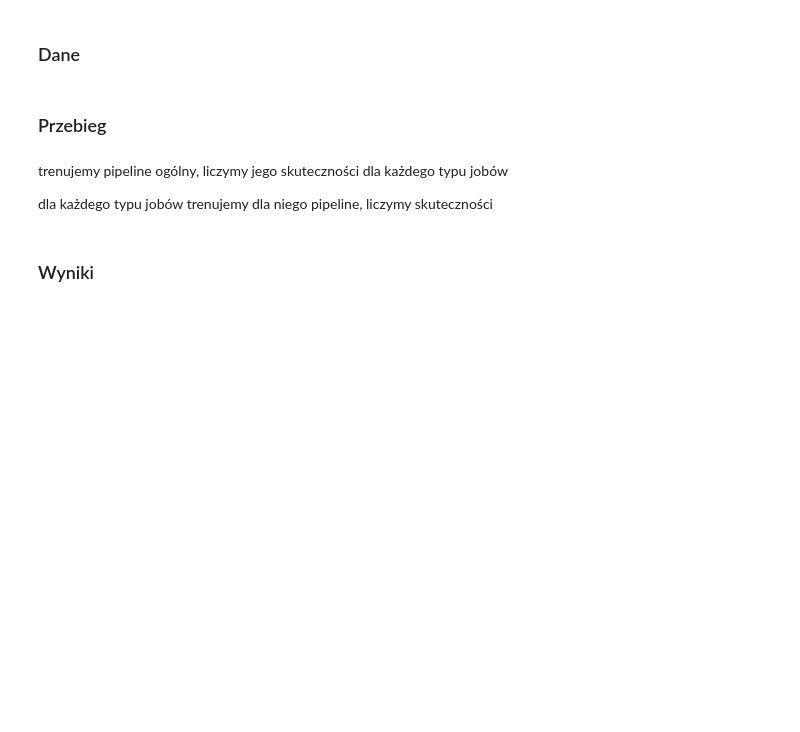
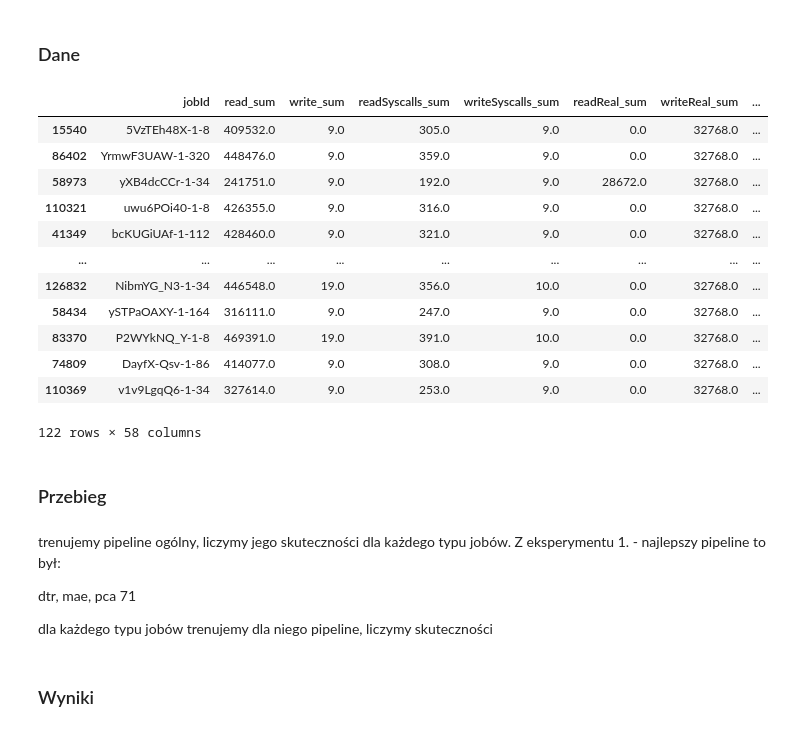
Before and after one commit to mikegpl/job-adiah, a Jupyter notebook: experiments/exp4.ipynb, the cells around one changed output. Cells and saved outputs as stored; diff of their text form; code cells hidden in the pictures; blank space fills up the shorter version.

```diff
--- a/experiments/exp4.ipynb
+++ b/experiments/exp4.ipynb
@@ -8,5 +9,5 @@ N_JOBS = 7
 # %%
-def load_data(path="../data/csv/all.csv"):
+def load_data(path="../../data/csv/all.csv"):
     dataframe = pd.read_csv(path, index_col=0)
     return dataframe.loc[~dataframe["execTimeMs"].isnull()]
 # %%
@@ -311,0 +328,5 @@ raw_datasets = {x:pd.DataFrame(y) for x, y in raw_dataframe.groupby('name', as_i
+# %%
+full_df = load_data().dropna(axis="columns")
+raw_datasets = { x:pd.DataFrame(y) for x, y in full_df.groupby('name', as_index=False)}
+datasets_split = {x:train_test_split(df, random_state=0, train_size=0.75) for x,df in raw_datasets.items()}
+# big_df_train, big_df_test = pd.concat([train for (_, (train, test)) in datasets_split.items()]), pd.concat([test for (_, (train, test)) in datasets_split.items()])
@@ -312,6 +356,24 @@ raw_datasets = {x:pd.DataFrame(y) for x, y in raw_dataframe.groupby('name', as_i
+# %%
+datasets_split['add_replace'][1]
+# %% [output]
+|  | jobId | read_sum | write_sum | readSyscalls_sum | writeSyscalls_sum | readReal_sum | writeReal_sum | ... |
+| 15540 | 5VzTEh48X-1-8 | 409532.0 | 9.0 | 305.0 | 9.0 | 0.0 | 32768.0 | ... |
+| 86402 | YrmwF3UAW-1-320 | 448476.0 | 9.0 | 359.0 | 9.0 | 0.0 | 32768.0 | ... |
+| 58973 | yXB4dcCCr-1-34 | 241751.0 | 9.0 | 192.0 | 9.0 | 28672.0 | 32768.0 | ... |
+| 110321 | uwu6POi40-1-8 | 426355.0 | 9.0 | 316.0 | 9.0 | 0.0 | 32768.0 | ... |
+| 41349 | bcKUGiUAf-1-112 | 428460.0 | 9.0 | 321.0 | 9.0 | 0.0 | 32768.0 | ... |
+| ... | ... | ... | ... | ... | ... | ... | ... | ... |
+| 126832 | NibmYG_N3-1-34 | 446548.0 | 19.0 | 356.0 | 10.0 | 0.0 | 32768.0 | ... |
+| 58434 | ySTPaOAXY-1-164 | 316111.0 | 9.0 | 247.0 | 9.0 | 0.0 | 32768.0 | ... |
+| 83370 | P2WYkNQ_Y-1-8 | 469391.0 | 19.0 | 391.0 | 10.0 | 0.0 | 32768.0 | ... |
+| 74809 | DayfX-Qsv-1-86 | 414077.0 | 9.0 | 308.0 | 9.0 | 0.0 | 32768.0 | ... |
+| 110369 | v1v9LgqQ6-1-34 | 327614.0 | 9.0 | 253.0 | 9.0 | 0.0 | 32768.0 | ... |
+122 rows × 58 columns
 # %% [markdown]
 ### Przebieg
 # %% [markdown]
-trenujemy pipeline ogólny, liczymy jego skuteczności dla każdego typu jobów
+trenujemy pipeline ogólny, liczymy jego skuteczności dla każdego typu jobów. Z eksperymentu 1. - najlepszy pipeline to był:
+
+dtr, mae, pca 71
 
 dla każdego typu jobów trenujemy dla niego pipeline, liczymy skuteczności
```
Also changed, not shown: parts of 14 cells of this notebook.
